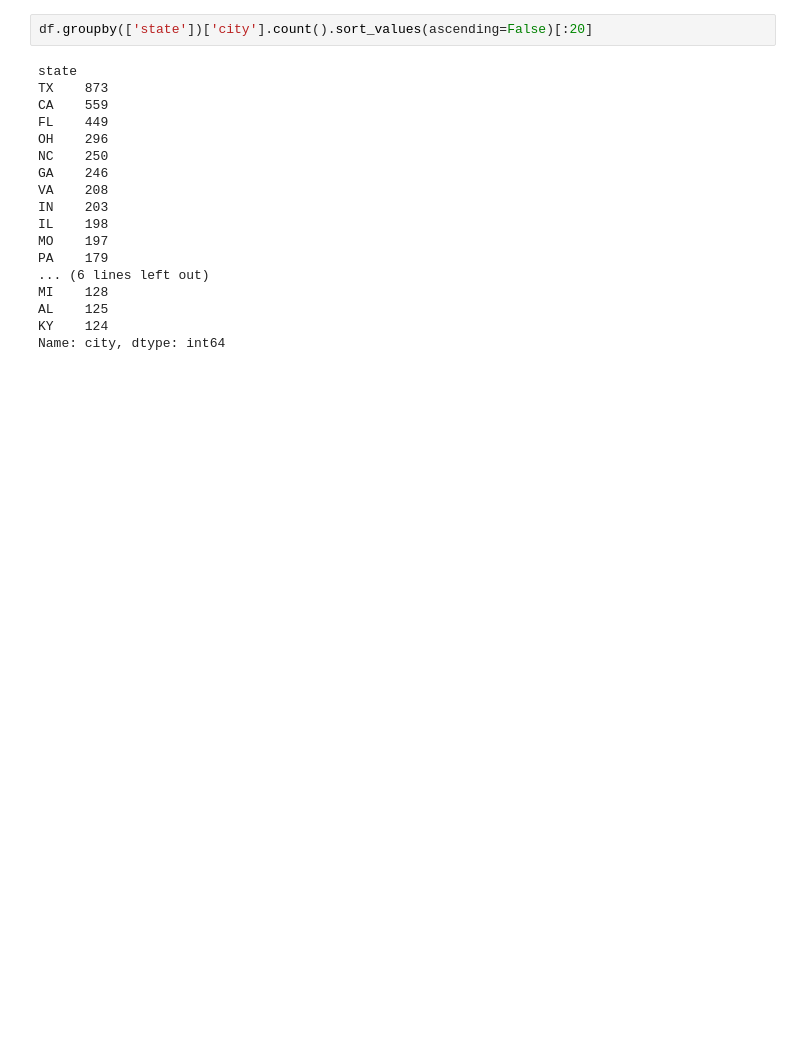
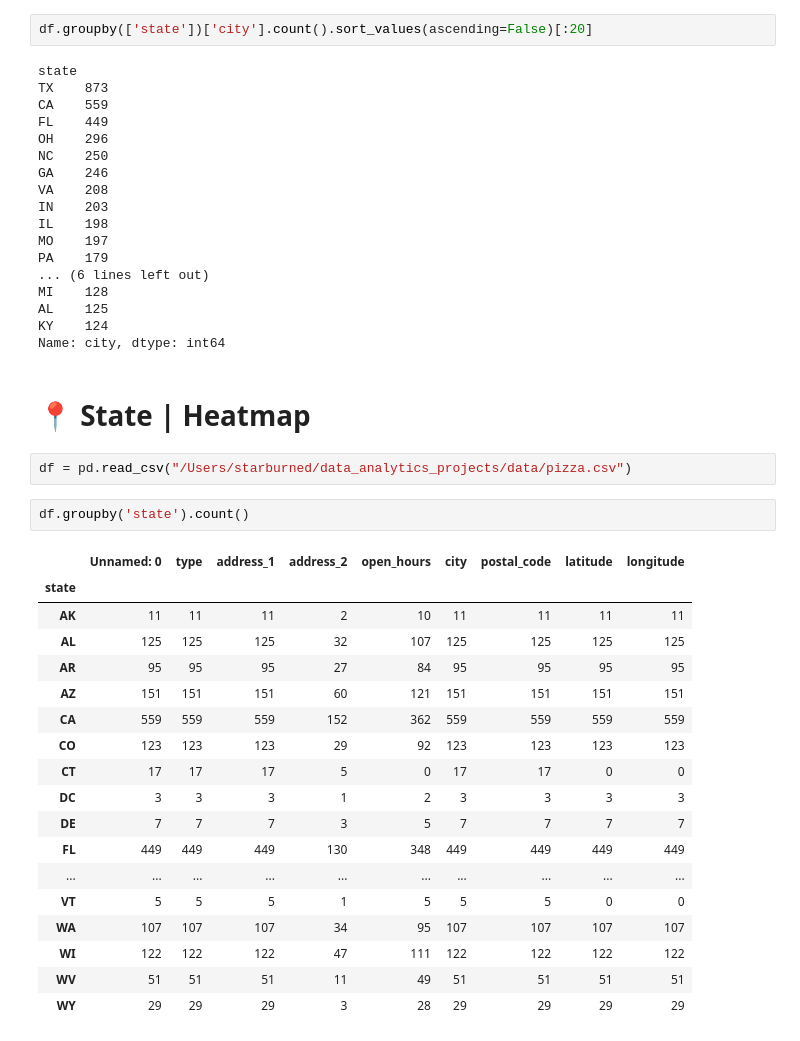
Before and after one commit to Starburned7/data-analytics-projects, a Jupyter notebook: Pizza Hut Restaurants analysis.ipynb, the cells around one changed output. Saved outputs shown, nothing was run; the diff lists cells and outputs as text; blank space fills up the shorter version.

Commit message:
pizza analysis

```diff
--- a/Pizza Hut Restaurants analysis.ipynb
+++ b/Pizza Hut Restaurants analysis.ipynb
@@ -153,3 +161,28 @@ MI    128
 AL    125
 KY    124
 Name: city, dtype: int64
+# %% [markdown]
+# 📍 State | Heatmap
+# %%
+df = pd.read_csv("/Users/starburned/data_analytics_projects/data/pizza.csv")
+# %%
+df.groupby('state').count()
+# %% [output]
+|  | Unnamed: 0 | type | address_1 | address_2 | open_hours | city | postal_code | latitude | longitude |
+| state |  |  |  |  |  |  |  |  |  |
+| AK | 11 | 11 | 11 | 2 | 10 | 11 | 11 | 11 | 11 |
+| AL | 125 | 125 | 125 | 32 | 107 | 125 | 125 | 125 | 125 |
+| AR | 95 | 95 | 95 | 27 | 84 | 95 | 95 | 95 | 95 |
+| AZ | 151 | 151 | 151 | 60 | 121 | 151 | 151 | 151 | 151 |
+| CA | 559 | 559 | 559 | 152 | 362 | 559 | 559 | 559 | 559 |
+| CO | 123 | 123 | 123 | 29 | 92 | 123 | 123 | 123 | 123 |
+| CT | 17 | 17 | 17 | 5 | 0 | 17 | 17 | 0 | 0 |
+| DC | 3 | 3 | 3 | 1 | 2 | 3 | 3 | 3 | 3 |
+| DE | 7 | 7 | 7 | 3 | 5 | 7 | 7 | 7 | 7 |
+| FL | 449 | 449 | 449 | 130 | 348 | 449 | 449 | 449 | 449 |
+| ... | ... | ... | ... | ... | ... | ... | ... | ... | ... |
+| VT | 5 | 5 | 5 | 1 | 5 | 5 | 5 | 0 | 0 |
+| WA | 107 | 107 | 107 | 34 | 95 | 107 | 107 | 107 | 107 |
+| WI | 122 | 122 | 122 | 47 | 111 | 122 | 122 | 122 | 122 |
+| WV | 51 | 51 | 51 | 11 | 49 | 51 | 51 | 51 | 51 |
+| WY | 29 | 29 | 29 | 3 | 28 | 29 | 29 | 29 | 29 |
```
Also changed, not shown: parts of 5 cells of this notebook.
